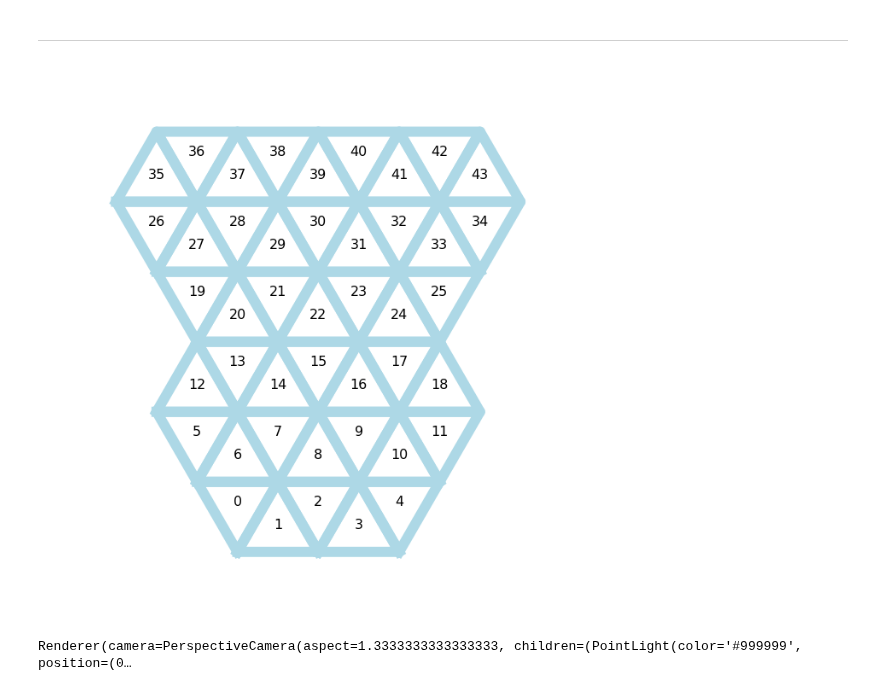
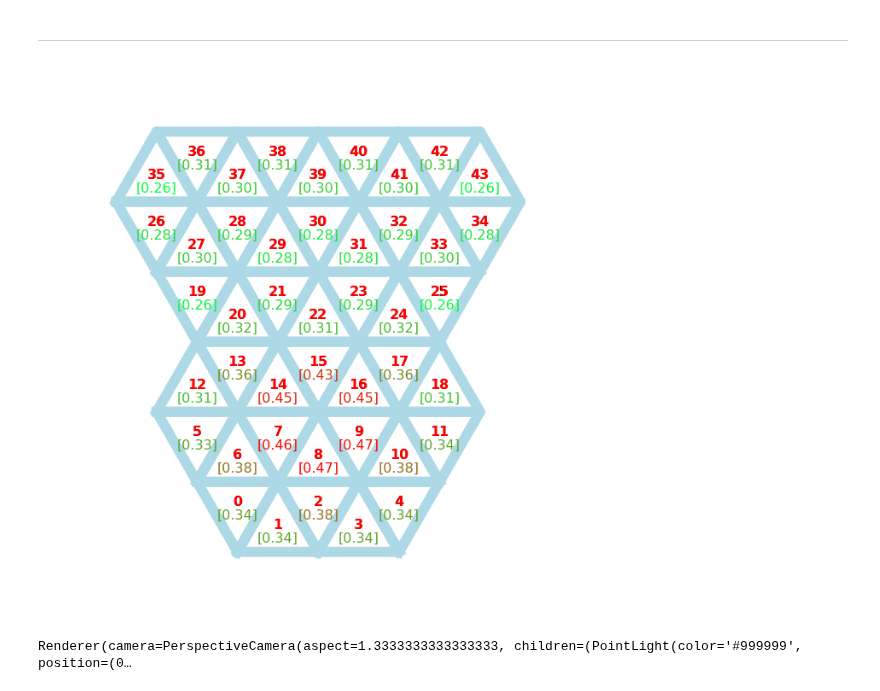
Before and after one commit to udaykusupati/ActuationUmbrellaMeshes, a Jupyter notebook: python/actuation_experiments/external_trials_json.ipynb, the cells around one changed output. Saved outputs shown, nothing was run; the diff lists cells and outputs as text; code cells hidden in the pictures.

```diff
--- a/python/actuation_experiments/external_trials_json.ipynb
+++ b/python/actuation_experiments/external_trials_json.ipynb
@@ -15,13 +15,20 @@ from visualization_helper import *
 ### **Mesh Path**
 # %%
 input_path = 'igloo_rum.json.gz'
-io, input_data, target_mesh, curr_um, plate_thickness_scaled, target_height_multiplier = parse_input(input_path, handleBoundary = False, isHex = False, use_target_surface = False)
+use_target_surface = False
+io, input_data, target_mesh, curr_um, plate_thickness_scaled, target_height_multiplier = parse_input(input_path, handleBoundary = False, isHex = False, use_target_surface = use_target_surface)
 # if `use_target_surface=True`, no need to activate any units
 # %% [markdown]
 ### **Deployed** and **Undeployed**
 # %%
-deployed_cells  = []
-undeployed_cells= []
+deployed_cells  = list(range(44))
+undeployed_cells  = []
+
+# undeployed_cells   = [26,27,28,29,30,31,32,33,34] # mid_top_hline
+# undeployed_cells = [19,20,21,22,23,24,25] # mid_hline
+# # undeployed_cells = [35,36,37,38,39,40,41,41,42,43] # top_hline
+# # undeployed_cells = [26,27,28,29,30,31,32,33,34]+[19,20,21,22,23,24,25] + [35,36,37,38,39,40,41,41,42,43]
+# deployed_cells   = [0,1,2,3,4] + [5,6,7,8,9,10,11] + [12,13,14,15,16,17,18]
 # %% [markdown]
 ---
 # %%
@@ -30,13 +37,13 @@ target_percents = [100]*len(deployed_cells) + [0]*len(undeployed_cells) # 0:unde
 # %%
 plot2D(input_data,
            curr_um,
-           show_height=False,
+           show_height=True,
            active_cells=active_cells,
            target_percents=target_percents,
            file_name = '',
            show_plot=True)
 # %% [output]
-[figure, old version]
+[figure, new version]
 # %%
 view3D = plot3D(curr_um, input_data)
 view3D.show()
```
Also changed, not shown: parts of 2 cells of this notebook, 5 other files.
